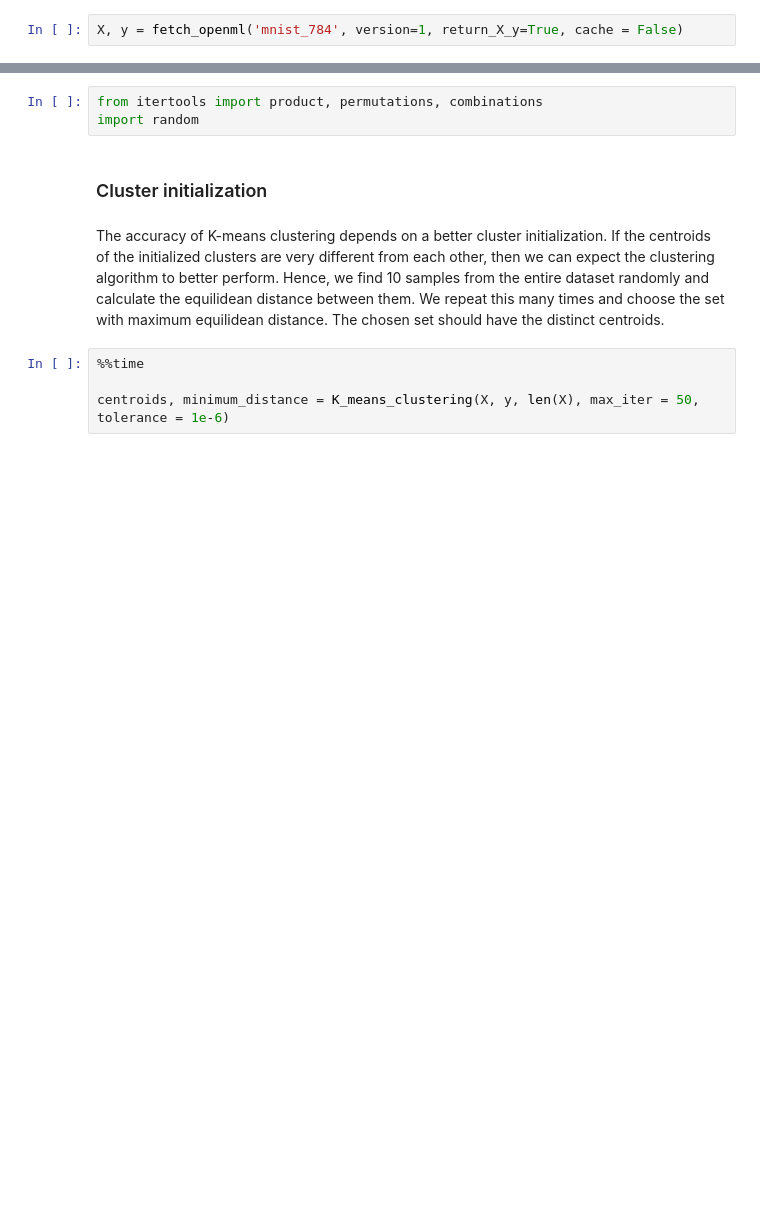
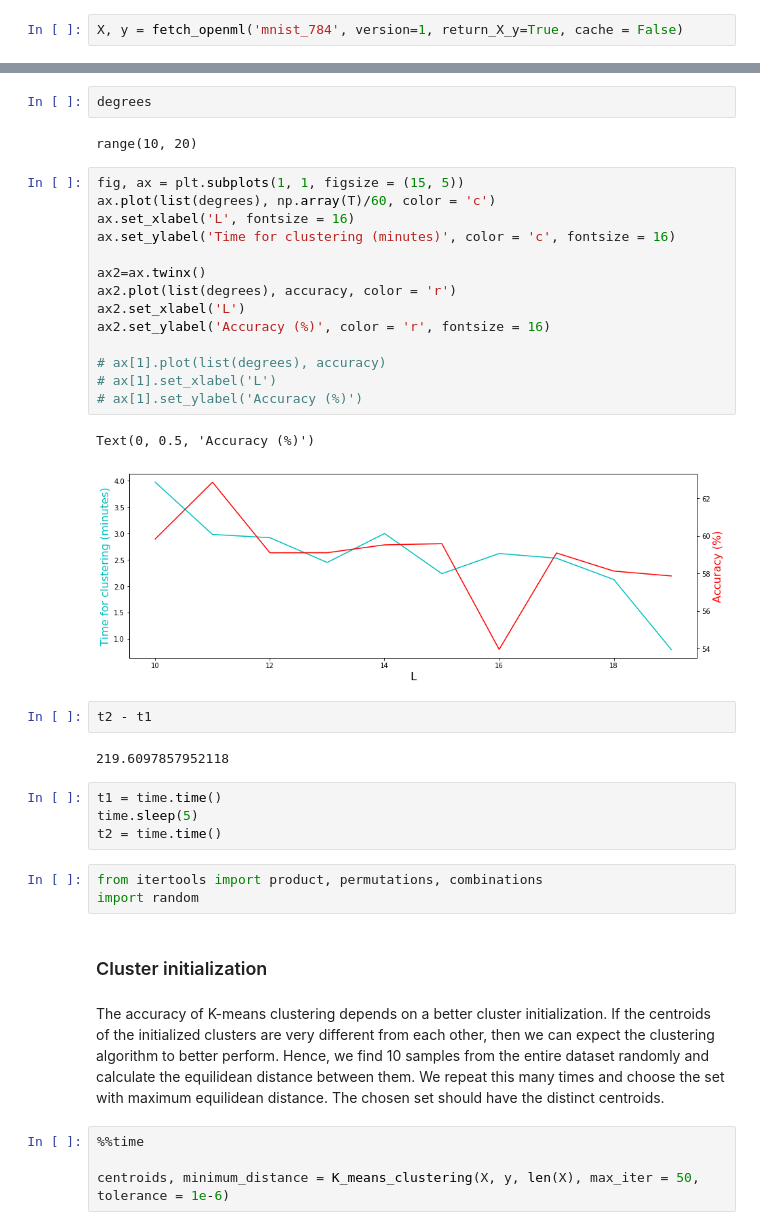
Before and after one commit to Satin21/Linear-Algebra-and-optimization-for-machine-learning, a Jupyter notebook: Sathish/Clustering.ipynb, the cells around one changed output, grey strips where cells are left out. Saved outputs shown, nothing was run; the diff lists cells and outputs as text; blank space fills up the shorter version.

```diff
--- a/Sathish/Clustering.ipynb
+++ b/Sathish/Clustering.ipynb
@@ -14,3 +70,32 @@ def equilidean_distance(X, val):
+# %%
+degrees
+# %% [output]
+range(10, 20)
+# %%
+fig, ax = plt.subplots(1, 1, figsize = (15, 5))
+ax.plot(list(degrees), np.array(T)/60, color = 'c')
+ax.set_xlabel('L', fontsize = 16)
+ax.set_ylabel('Time for clustering (minutes)', color = 'c', fontsize = 16)
+
+ax2=ax.twinx()
+ax2.plot(list(degrees), accuracy, color = 'r')
+ax2.set_xlabel('L')
+ax2.set_ylabel('Accuracy (%)', color = 'r', fontsize = 16)
+
+# ax[1].plot(list(degrees), accuracy)
+# ax[1].set_xlabel('L')
+# ax[1].set_ylabel('Accuracy (%)')
+# %% [output]
+Text(0, 0.5, 'Accuracy (%)')
+[figure, added]
+# %%
+t2 - t1
+# %% [output]
+219.6097857952118
+# %%
+t1 = time.time()
+time.sleep(5)
+t2 = time.time()
 # %%
 from itertools import product, permutations, combinations
 import random
```
Also changed, not shown: parts of 11 cells of this notebook, 2 other files.
